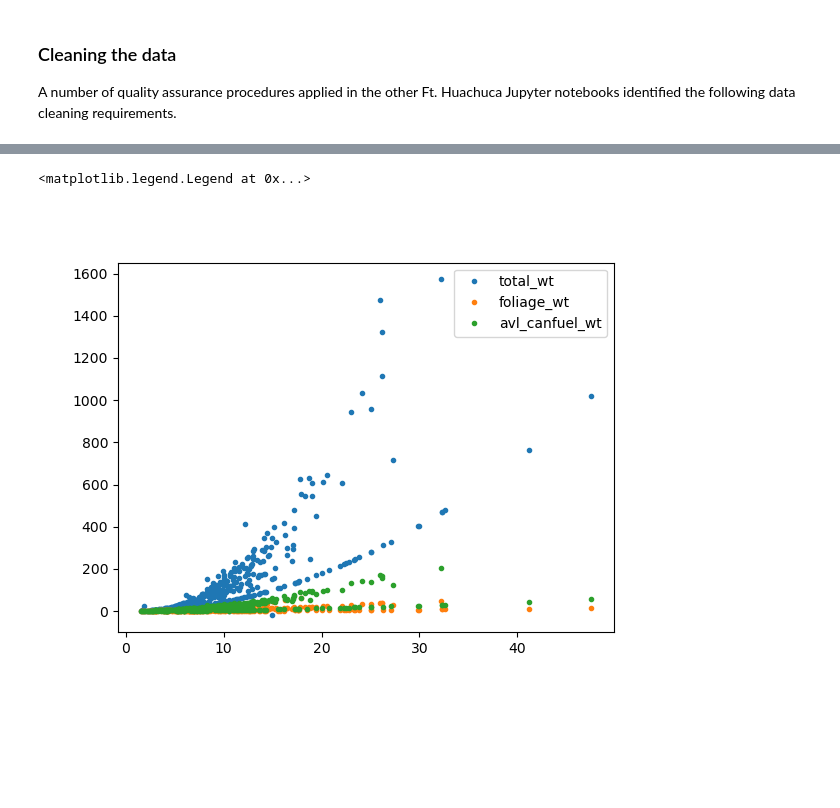
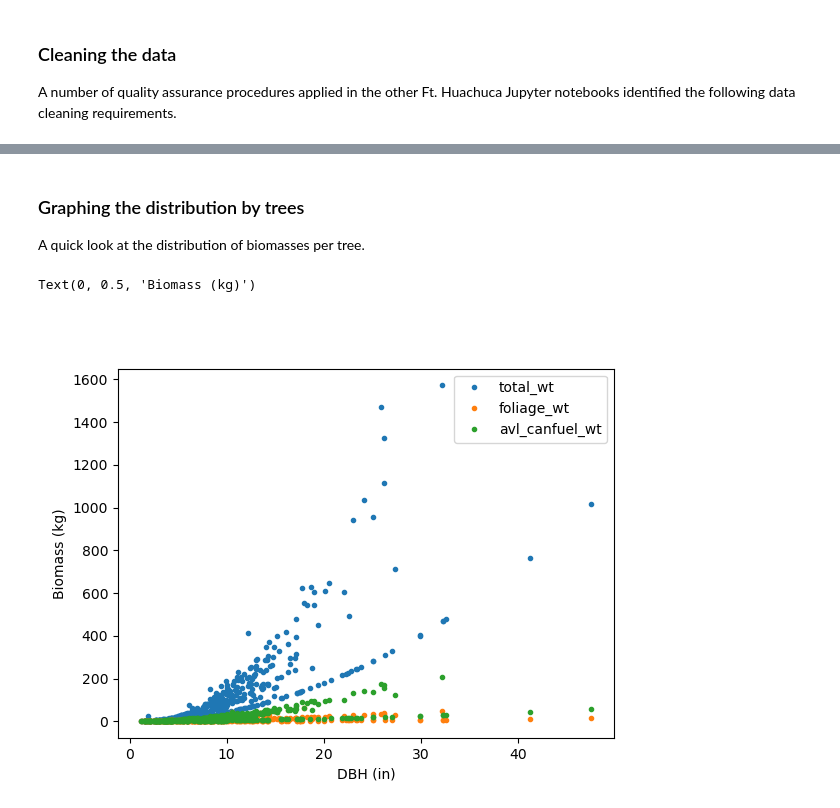
Before and after one commit to SWFireInnovation/biomass, a Jupyter notebook: labs/FtHuachucah_methods.ipynb, the cells around one changed output, grey strips where cells are left out. Saved outputs shown, nothing was run; the diff lists cells and outputs as text; code cells hidden in the pictures; blank space fills up the shorter version.

Commit message:
DEVELOP: continue to develop methods documentation and QAQC data.
Work in ./labs

```diff
--- a/labs/FtHuachucah_methods.ipynb
+++ b/labs/FtHuachucah_methods.ipynb
@@ -74,12 +74,20 @@ data.df.loc[pied, 'spp'] = 'PIED'
 prve = (data.df['spp']=='PRVE')&(data.df['Height']<=0)
 data.df.loc[prve, 'Height'] = data.df.loc[prve, 'Base reading']/100
 
+# height for acacia are in cm, not m
+segr = (data.df['spp']=='SEGR10')&(data.df['Height'].pint.magnitude>=100)
+data.df.loc[segr, 'Height'] = data.df.loc[segr, 'Height']/100
+
+# height for creosote are in cm, not m
+latr = (data.df['spp']=='LATR2')&(data.df['Height'].pint.magnitude>=100)
+data.df.loc[latr, 'Height'] = data.df.loc[latr, 'Height']/100
+
 # accidentally flipped the sign of a juniper height clinometer %
 jude = (data.df['spp']=='JUDE2')&(data.df['Height']<0)
 ht = (-data.df.loc[jude, 'Top Reading']- data.df.loc[jude, 'Base reading']) / 100 * data.df.loc[jude, 'Distance (M)']
 data.df.loc[jude, 'Height'] = ht
 
-# quarter inch drc tree (actual circumference 200 cm)
+# quarter inch drc tree 2 cm circumference (actual circumference 200 cm)
 qrt_in = (data.df['spp']=='QUEM')&(data.df['DBH'].pint.magnitude<1)
 c = 200
 d = c/np.pi
@@ -94,5 +102,9 @@ dbh_cm = c / np.pi
 dbh_in = dbh_cm / 2.54
 data.df.loc[m3, 'DBH'] = dbh_in
 data.df.loc[m3, 'DBH/DRC Circumfrence (cm)'] = c
+
+# cbh cleaning- if there is no clino reading, replace with nan. Mostly impacts dead trees
+no_cbh = data.df['Lowest Canopy Height Reading'].isna()
+data.df.loc[no_cbh, 'Lowest Canopy Height'] = np.nan
 # %% [markdown]
 ### Calculating biomass
@@ -128,16 +164,21 @@ wt.calc_biomass('total')
 wt.calc_biomass('foliage')
 # %%
 wt.calc_biomass('avl_canfuel')
+# %% [markdown]
+### Graphing the distribution by trees
+A quick look at the distribution of biomasses per tree.
 # %%
 df = wt.ldata.df.pint.dequantify().droplevel(level=1, axis=1)
-df = df[['DBH','total_wt', 'foliage_wt', 'avl_canfuel_wt']].dropna()
+df = df[['DBH', 'Height','total_wt', 'foliage_wt', 'avl_canfuel_wt']].dropna()
 plt.figure()
 plt.plot(df['DBH'], df[['total_wt', 'foliage_wt', 'avl_canfuel_wt']], linestyle='', marker='.')
 
 plt.legend(['total_wt', 'foliage_wt', 'avl_canfuel_wt'])
+plt.xlabel('DBH (in)')
+plt.ylabel('Biomass (kg)')
 # %% [output]
-<matplotlib.legend.Legend at 0x...>
+Text(0, 0.5, 'Biomass (kg)')
-[figure, old version]
+[figure, new version]
 # %%
 plt.figure()
 plt.plot(df['DBH'], df[['foliage_wt', 'avl_canfuel_wt']], linestyle='', marker='.')
```
Also changed, not shown: parts of 10 cells of this notebook, 2 other files.
